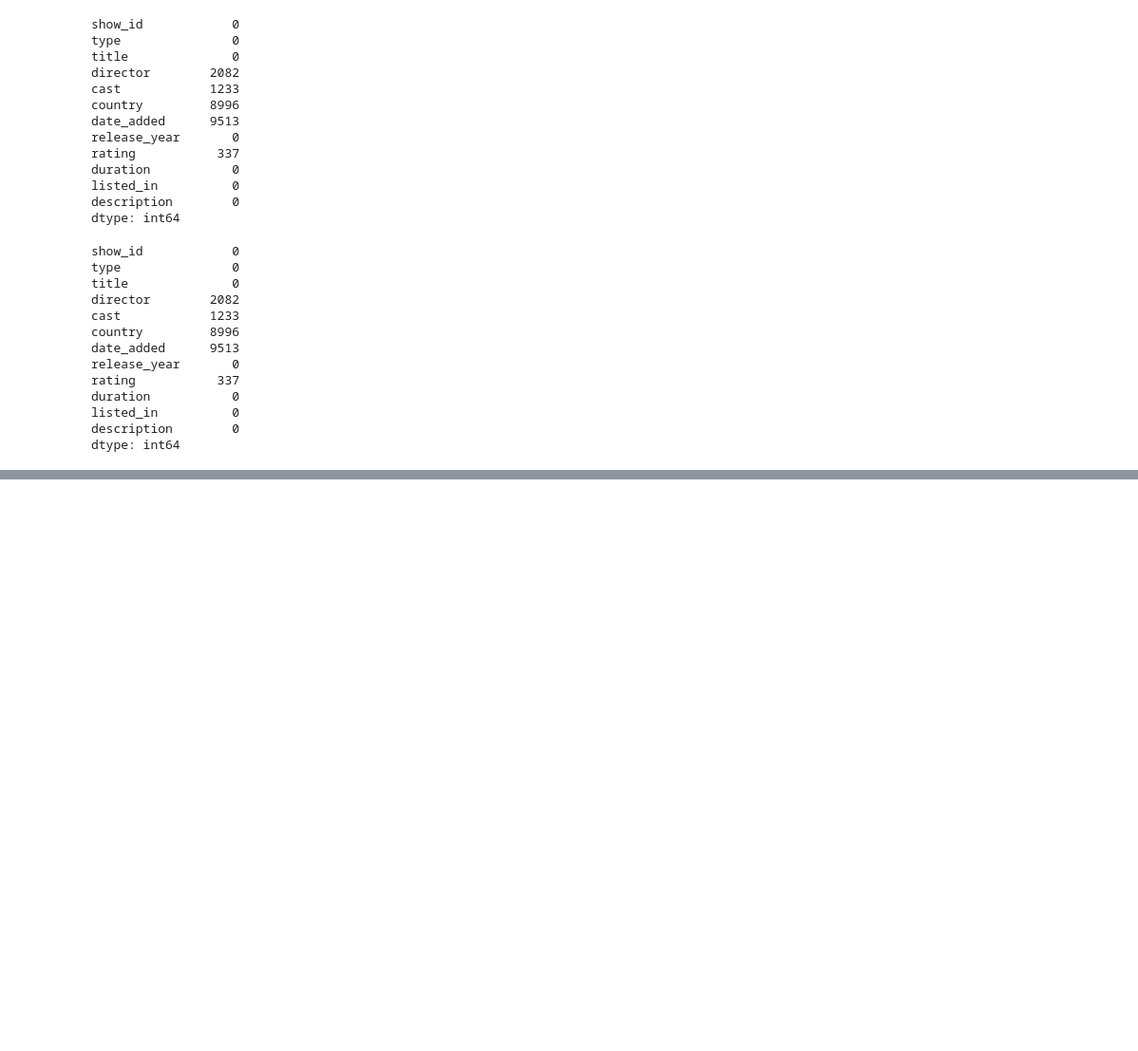
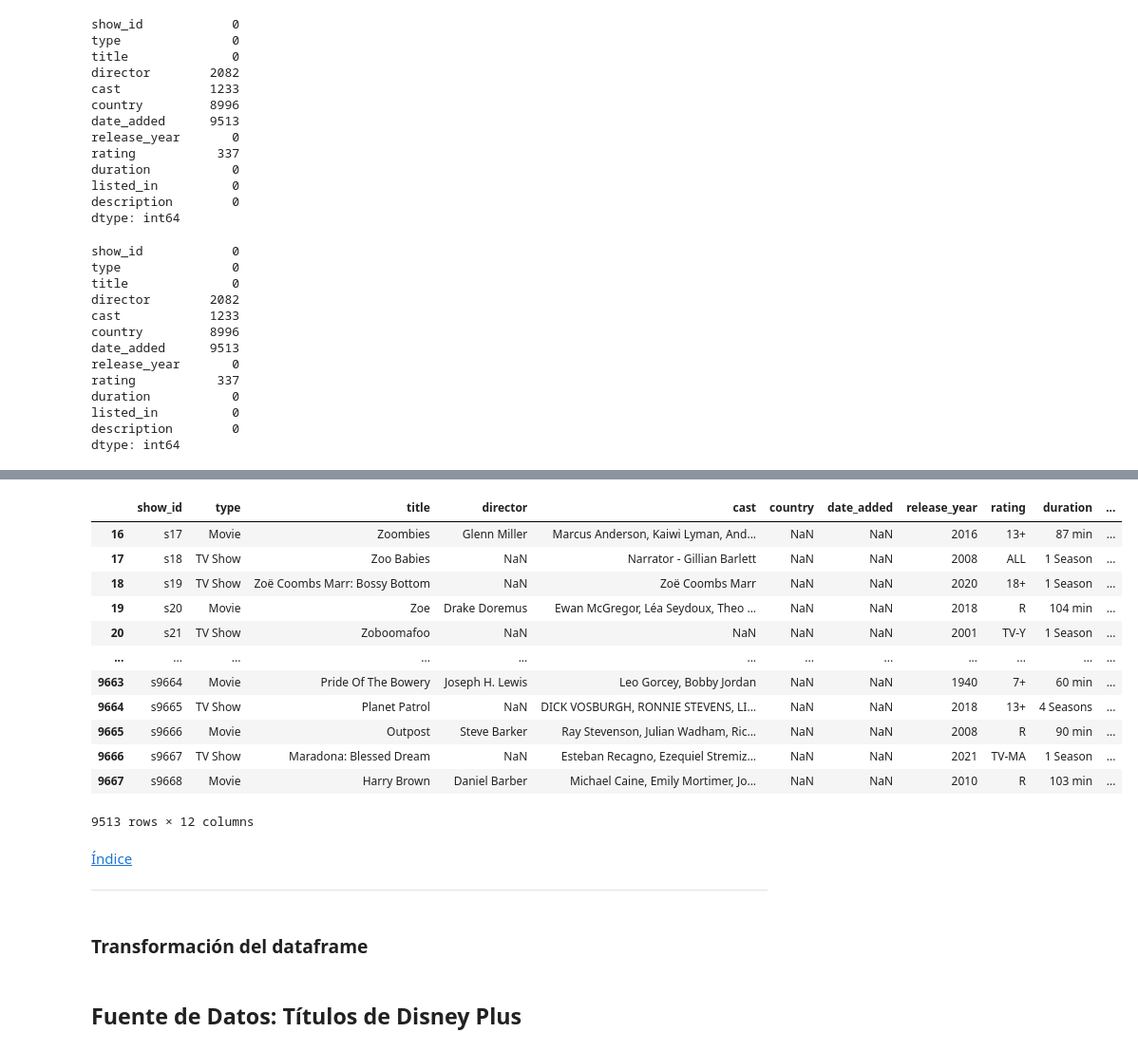
Before and after one commit to JoseSalas98/streaming_catalog_api, a Jupyter notebook: notebooks/eda.ipynb, the cells around one changed output, grey strips where cells are left out. Shown at 95% size. Cells and saved outputs as stored; diff of their text form; code cells hidden in the pictures; blank space fills up the shorter version.

```diff
--- a/notebooks/eda.ipynb
+++ b/notebooks/eda.ipynb
@@ -349,3 +367,38 @@ amz_df[columns].head()
+# %%
+#Datos nulos, columna "date_added"
+amz_df.loc[amz_df["date_added"].isnull()]
+# %% [output]
+|  | show_id | type | title | director | cast | country | date_added | release_year | rating | duration | ... |
+| 16 | s17 | Movie | Zoombies | Glenn Miller | Marcus Anderson, Kaiwi Lyman, And... | NaN | NaN | 2016 | 13+ | 87 min | ... |
+| 17 | s18 | TV Show | Zoo Babies | NaN | Narrator - Gillian Barlett | NaN | NaN | 2008 | ALL | 1 Season | ... |
+| 18 | s19 | TV Show | Zoë Coombs Marr: Bossy Bottom | NaN | Zoë Coombs Marr | NaN | NaN | 2020 | 18+ | 1 Season | ... |
+| 19 | s20 | Movie | Zoe | Drake Doremus | Ewan McGregor, Léa Seydoux, Theo ... | NaN | NaN | 2018 | R | 104 min | ... |
+| 20 | s21 | TV Show | Zoboomafoo | NaN | NaN | NaN | NaN | 2001 | TV-Y | 1 Season | ... |
+| ... | ... | ... | ... | ... | ... | ... | ... | ... | ... | ... | ... |
+| 9663 | s9664 | Movie | Pride Of The Bowery | Joseph H. Lewis | Leo Gorcey, Bobby Jordan | NaN | NaN | 1940 | 7+ | 60 min | ... |
+| 9664 | s9665 | TV Show | Planet Patrol | NaN | DICK VOSBURGH, RONNIE STEVENS, LI... | NaN | NaN | 2018 | 13+ | 4 Seasons | ... |
+| 9665 | s9666 | Movie | Outpost | Steve Barker | Ray Stevenson, Julian Wadham, Ric... | NaN | NaN | 2008 | R | 90 min | ... |
+| 9666 | s9667 | TV Show | Maradona: Blessed Dream | NaN | Esteban Recagno, Ezequiel Stremiz... | NaN | NaN | 2021 | TV-MA | 1 Season | ... |
+| 9667 | s9668 | Movie | Harry Brown | Daniel Barber | Michael Caine, Emily Mortimer, Jo... | NaN | NaN | 2010 | R | 103 min | ... |
+9513 rows × 12 columns
+# %% [markdown]
+[ Índice </p> ](#id0)
+
+---
+# %% [markdown]
+<body>
+     <h3> <b> Transformación del dataframe </b> </h3>
+</body>
 # %%
 #Duplicar el dataframe original conservando únicamente las columnas de interes
 amz_edit_df = amz_df[columns]
+# %% [markdown]
+<div id='id7' > </div>
+
+<head>
+     <meta http-equiv="Content-Type"content="text/html"charset="utf-8">
+     <link href="./css_estilos/estilo_01.css"rel="stylesheet"type="text/css">
+</head>
+<body>
+     <h2> <b> Fuente de Datos</b>: Títulos de Disney Plus </h2>
+</body>
```
Also changed, not shown: parts of 6 cells of this notebook.
